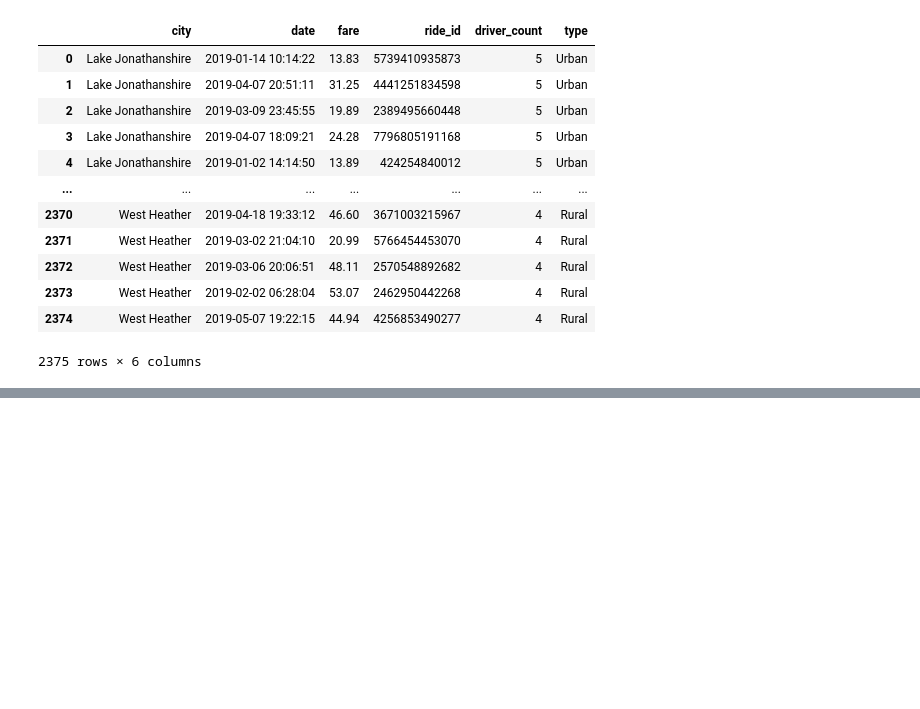
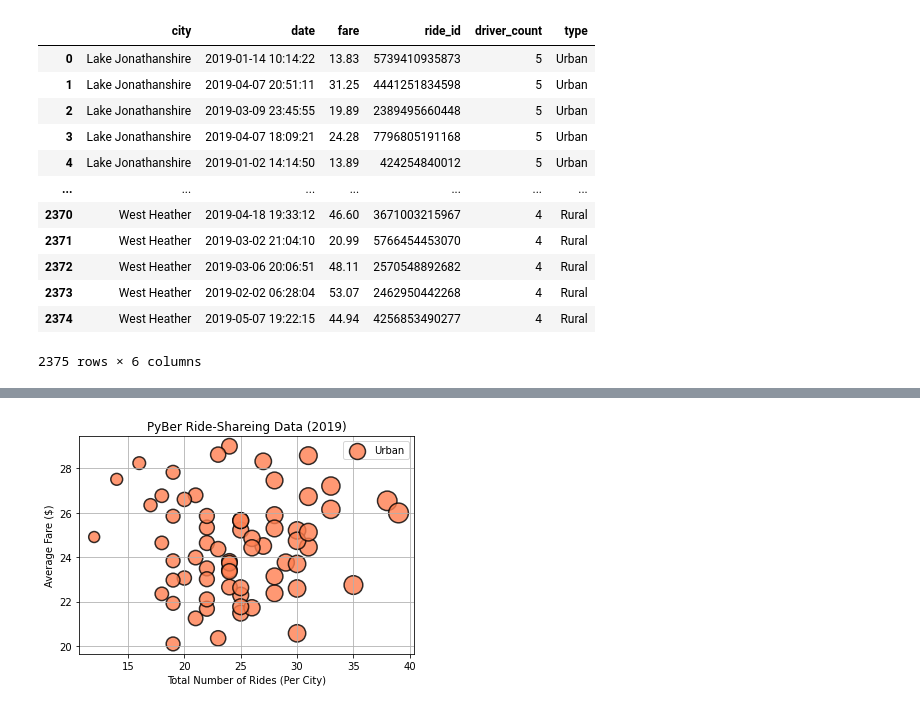
Before and after one commit to EvenXu2022/Pyber_Analysis, a Jupyter notebook: PyBer.ipynb, the cells around one changed output, grey strips where cells are left out. Saved outputs shown, nothing was run; the diff lists cells and outputs as text; code cells hidden in the pictures; blank space fills up the shorter version.

```diff
--- a/PyBer.ipynb
+++ b/PyBer.ipynb
@@ -73,3 +73,7 @@ pyber_data_df
 | 2373 | West Heather | 2019-02-02 06:28:04 | 53.07 | 2462950442268 | 4 | Rural |
 | 2374 | West Heather | 2019-05-07 19:22:15 | 44.94 | 4256853490277 | 4 | Rural |
 2375 rows × 6 columns
+# %%
+urban_cities_df = pyber_data_df[pyber_data_df["type"]=="Urban"]
+suburban_cities_df = pyber_data_df[pyber_data_df["type"]=="Suburban"]
+rural_cities_df = pyber_data_df[pyber_data_df["type"]=="Rural"]
@@ -75,0 +89,26 @@ pyber_data_df
+# %%
+urban_count = urban_cities_df.groupby(["city"]).count()["ride_id"]
+suburban_count = suburban_cities_df.groupby(["city"]).count()["ride_id"]
+rural_count = rural_cities_df.groupby(["city"]).count()["ride_id"]
+# %%
+urban_avg_fare = urban_cities_df.groupby(["city"]).mean()["fare"]
+suburban_avg_fare = suburban_cities_df.groupby(["city"]).mean()["fare"]
+rural_avg_fare = rural_cities_df.groupby(["city"]).mean()["fare"]
+# %%
+urban_driver_count = urban_cities_df.groupby(["city"]).count()["driver_count"]
+suburban_driver_count = suburban_cities_df.groupby(["city"]).count()["driver_count"]
+rural_driver_count = rural_cities_df.groupby(["city"]).count()["driver_count"]
+# %%
+# create a bubble chart
+plt.scatter(urban_count, urban_avg_fare,
+            s= 10 * urban_driver_count, c="coral",
+           edgecolor="black", linewidths=1.5,
+           alpha = 0.8, label = "Urban")
+plt.title("PyBer Ride-Shareing Data (2019)")
+plt.ylabel("Average Fare ($)")
+plt.xlabel("Total Number of Rides (Per City)")
+plt.grid(True)
+plt.legend()
+plt.show()
+# %% [output]
+[figure, added]
```
Also changed, not shown: parts of 4 cells of this notebook, 1 other file.
